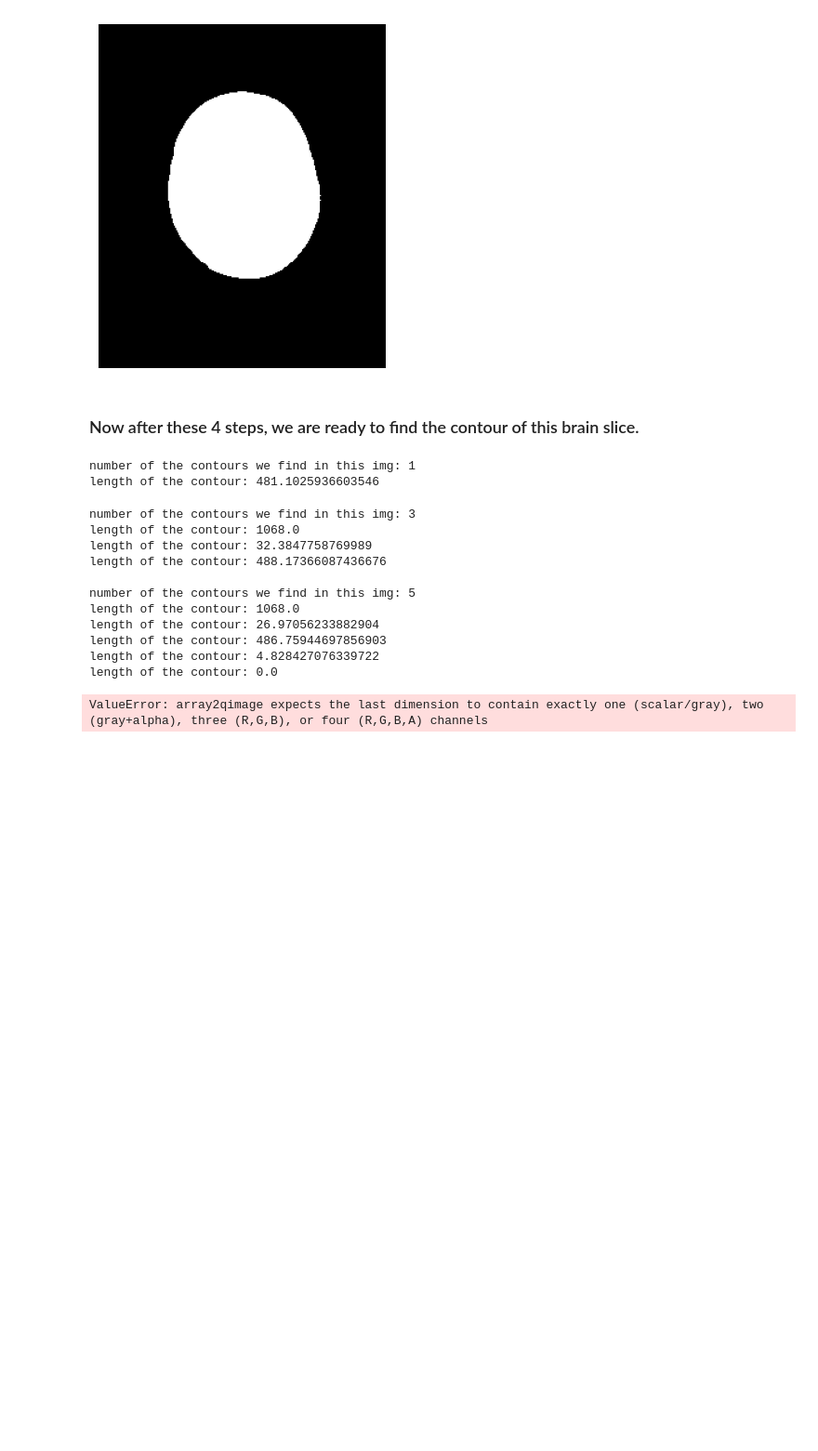
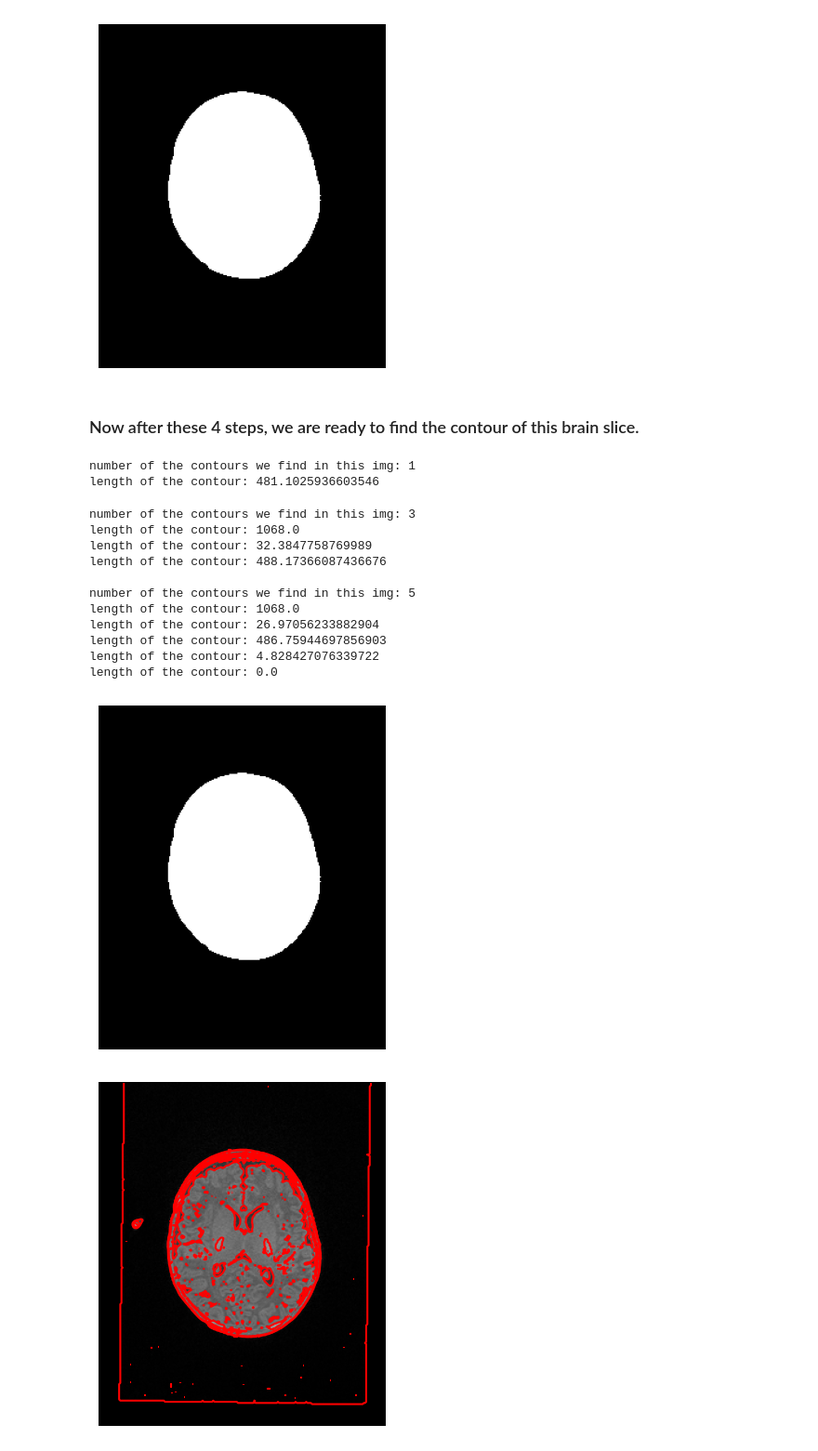
Before and after one commit to COMP523TeamD/TechTalk, a Jupyter notebook: src/contour.ipynb, the cells around one changed output. Shown at 93% size. Saved outputs shown, nothing was run; the diff lists cells and outputs as text; code cells hidden in the pictures; blank space fills up the shorter version.

Commit message:
Updates on contour

```diff
--- a/src/contour.ipynb
+++ b/src/contour.ipynb
@@ -208,19 +208,21 @@ length of the contour: 26.97056233882904
 length of the contour: 486.75944697856903
 length of the contour: 4.828427076339722
 length of the contour: 0.0
-# %%
-# Visualize the contour using QImage methods
-slice_np: np.ndarray = sitk.GetArrayFromImage(largest_component)
-
-q_img = qimage2ndarray.array2qimage(slice_np, normalize=True)
-
-rv_dummy_var: np.ndarray = np.zeros(0)
-
-rv_dummy_var = transfer_to_2D(largest_component)
-mask_QImage(
-    q_img,
-    np.transpose(largest_component),
-    string_to_QColor("b55162"),
-)
-# %% [output]
-ValueError: array2qimage expects the last dimension to contain exactly one (scalar/gray), two (gray+alpha), three (R,G,B), or four (R,G,B,A) channels
+# %%
+# Visualize the contour using QImage methods
+contour_img = sitk.LabelContour(img, fullyConnected=True)
+
+plt.imshow(transfer_to_2D(img), cmap = "gray")
+plt.contour(transfer_to_2D(contour_img), colors = "r")
+plt.axis("off")
+plt.show()
+
+contour_img = sitk.LabelContour(largest_component, fullyConnected=True)
+
+plt.imshow(transfer_to_2D(largest_component), cmap = "gray")
+plt.contour(transfer_to_2D(contour_img), colors = "r")
+plt.axis("off")
+plt.show()
+# %% [output]
+[figure, added]
+[figure, added]
```
